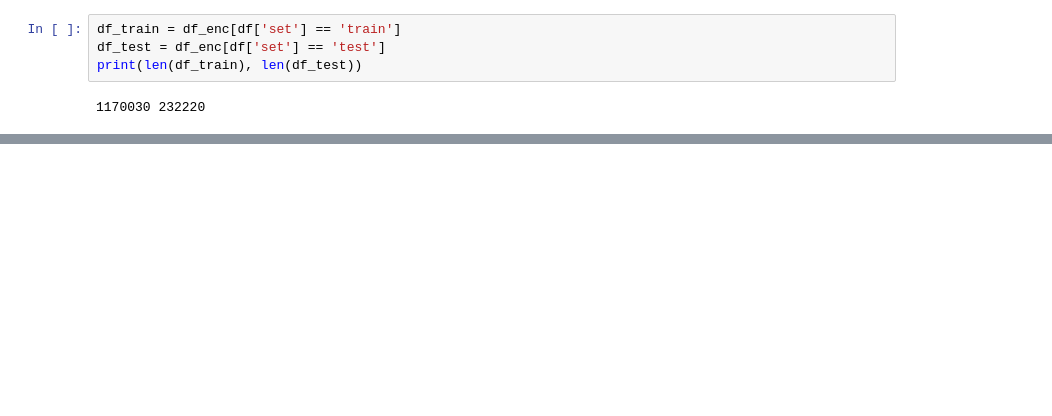
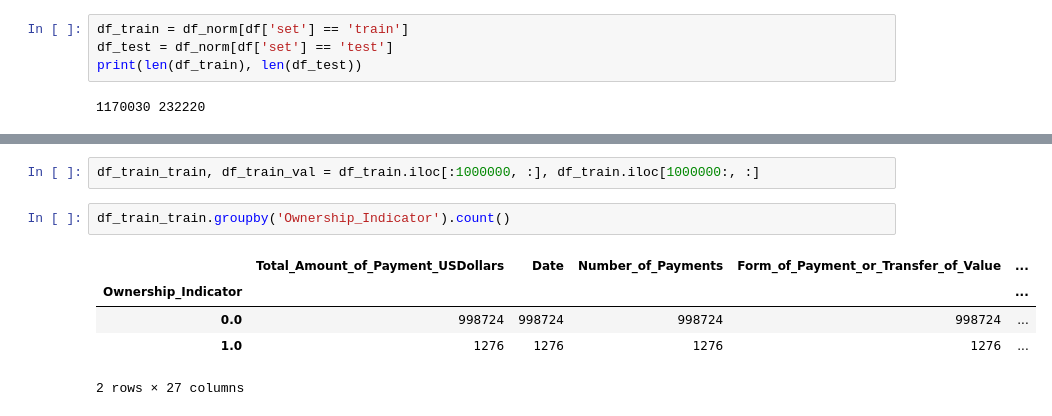
Before and after one commit to qffdhruba1123/analytics_cup_2021, a Jupyter notebook: Exploration.ipynb, the cells around one changed output, grey strips where cells are left out. Drawn from its saved outputs; the diff is of its cells as text; blank space fills up the shorter version.

Commit message:
Try with train val splits

```diff
--- a/Exploration.ipynb
+++ b/Exploration.ipynb
@@ -268,7 +316,7 @@ df_enc.groupby('Ownership_Indicator').count()
 2 rows × 27 columns
 # %%
-df_train = df_enc[df['set'] == 'train']
-df_test = df_enc[df['set'] == 'test']
+df_train = df_norm[df['set'] == 'train']
+df_test = df_norm[df['set'] == 'test']
 print(len(df_train), len(df_test))
 # %% [output]
 1170030 232220
@@ -289 +337,11 @@ df_test.groupby('Ownership_Indicator').count()
 1 rows × 27 columns
+# %%
+df_train_train, df_train_val = df_train.iloc[:1000000, :], df_train.iloc[1000000:, :]
+# %%
+df_train_train.groupby('Ownership_Indicator').count()
+# %% [output]
+|  | Total_Amount_of_Payment_USDollars | Date | Number_of_Payments | Form_of_Payment_or_Transfer_of_Value | ... |
+| Ownership_Indicator |  |  |  |  | ... |
+| 0.0 | 998724 | 998724 | 998724 | 998724 | ... |
+| 1.0 | 1276 | 1276 | 1276 | 1276 | ... |
+2 rows × 27 columns
```
Also changed, not shown: parts of 23 cells of this notebook.
